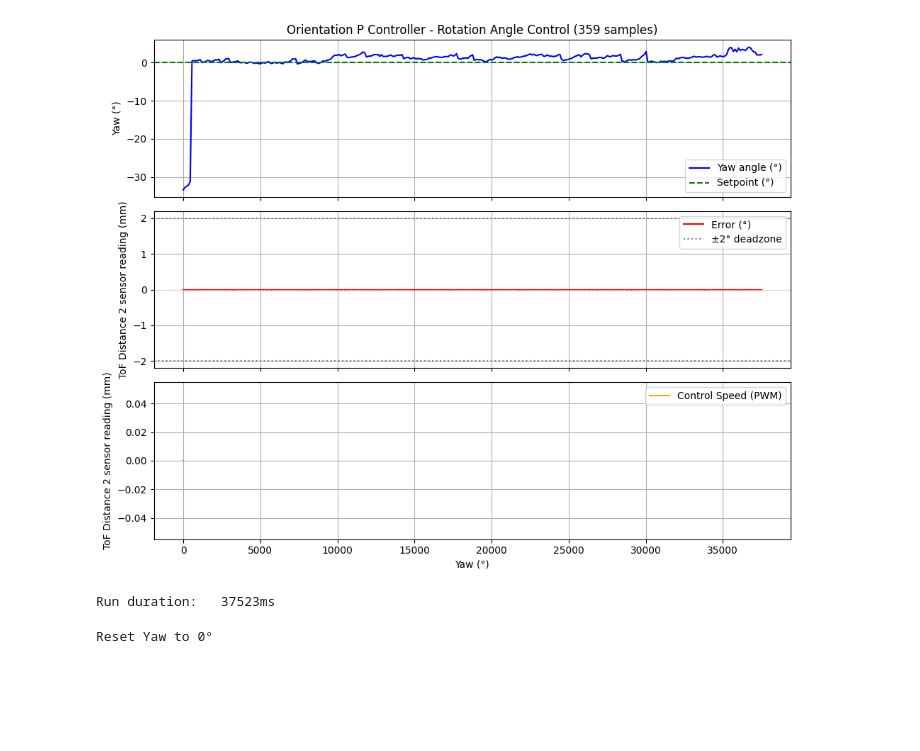
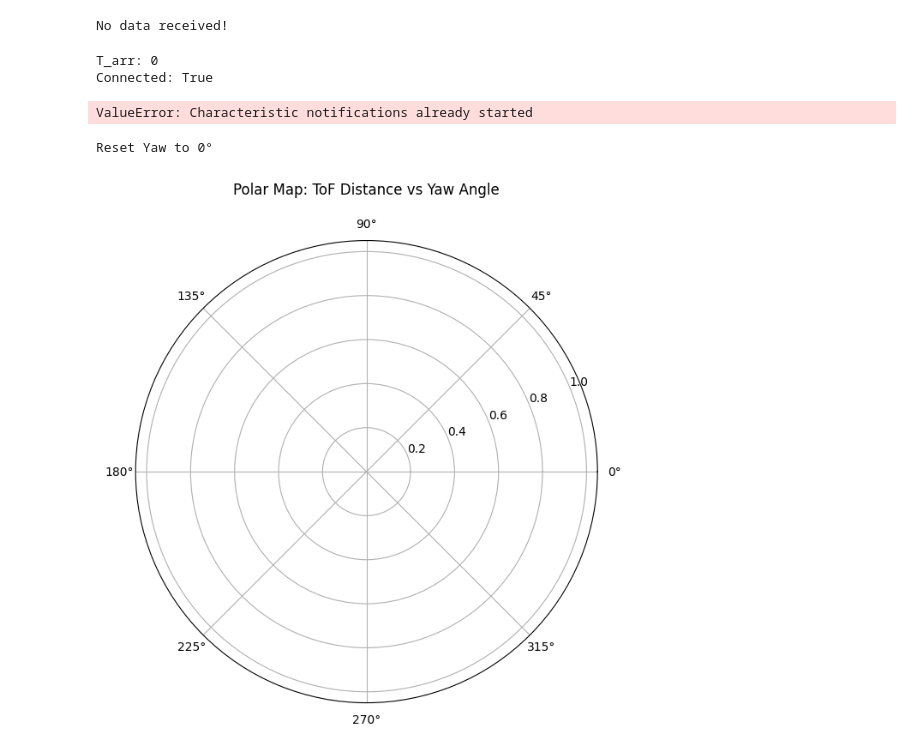
Before and after one commit to myang1121/fast_robot, a Jupyter notebook: lab9_mapping/lab_9_mapping.ipynb, the cells around one changed output. Saved outputs shown, nothing was run; the diff lists cells and outputs as text; code cells hidden in the pictures; blank space fills up the shorter version.

Commit message:
no data but moves somewhat correctly

```diff
--- a/lab9_mapping/lab_9_mapping.ipynb
+++ b/lab9_mapping/lab_9_mapping.ipynb
@@ -129,41 +113,54 @@ Received 29 data points
 # %%
 # plot
-T = np.array(T_arr)
-T = T - T[0]
+if len(T_arr) == 0:
+    print("No data received!")
+else:
+    T = (np.array(T_arr) - T_arr[0]) / 1000.0
 
-fig, (ax1, ax2, ax3) = plt.subplots(3, 1, figsize=(10, 8), sharex=True)
+    fig, (ax1, ax2) = plt.subplots(2, 1, figsize=(10, 6), sharex=True)
 
-# Yaw angle data vs time
-ax1.plot(T, Yaw_arr, color='blue', label='Yaw angle (°)')
-ax1.axhline(y=0, color='green', linestyle='--', label='Setpoint (°)')
-ax1.set_ylabel('Yaw (°)')
-ax1.legend(); ax1.grid(True)
-ax1.set_title(f'Orientation P Controller - Rotation Angle Control ({len(T)} samples)')
+    ax1.plot(T, Yaw_arr, 'bo-', label='Yaw (°)')
+    ax1.set_ylabel('Yaw (°)'); ax1.grid(True); ax1.legend()
+    ax1.set_title(f'Mapping Run ({len(T)} readings)')
 
-# ToF Distance 2 sensor reading vs time
-ax2.plot(T, ToF_distance2_arr, color='red', label='Error (°)')
-ax2.axhline(y=0, color='white', linestyle='--', linewidth=0.5)
-ax2.axhline(y=2,  color='gray',  linestyle=':',  label='±2° deadzone')
-ax2.axhline(y=-2, color='gray',  linestyle=':')
-ax2.set_ylabel('ToF Distance 2 sensor reading (mm)')
-ax2.legend(); ax2.grid(True)
+    ax2.plot(T, ToF_distance2_arr, 'ro-', label='ToF Distance (mm)')
+    ax2.set_ylabel('Distance (mm)'); ax2.set_xlabel('Time (s)')
+    ax2.grid(True); ax2.legend()
 
-# ToF Distance 2 sensor reading vs Yaw angle data
-ax3.plot(Yaw_arr, ToF_distance2_arr, color='orange', label='Control Speed (PWM)')
-ax3.set_ylabel('ToF Distance 2 sensor reading (mm)')
-ax3.set_xlabel('Yaw (°)')
-ax3.legend(); ax3.grid(True)
-
-plt.tight_layout()
-plt.show()
-
-# Final result based on controller quality
-print(f"Run duration:   {T[-1]}ms")
+    plt.tight_layout()
+    plt.show()
 # %% [output]
-[figure, removed]
-Run duration:   37523ms
+No data received!
+# %%
+print(f"T_arr: {len(T_arr)}")
+print(f"Connected: {ble.is_connected()}")
+
+# re-register handler and try requesting data again
+ble.start_notify(ble.uuid['RX_STRING'], mapping_data_notif_handler)
+time.sleep(0.5)
+ble.send_command(CMD_lab9.SEND_MAPPING_DATA, "")
+time.sleep(5)
+print(f"T_arr after retry: {len(T_arr)}")
+# %% [output]
+T_arr: 0
+Connected: True
+ValueError: Characteristic notifications already started
 # %%
 ble.send_command(CMD_lab9.RESET_YAW, "")
 print("Reset Yaw to 0°")
 # %% [output]
 Reset Yaw to 0°
+# %%
+# polar plot
+yaw_rad = np.deg2rad(np.array(Yaw_arr))
+dist    = np.array(ToF_distance2_arr)
+
+fig, ax = plt.subplots(subplot_kw={'projection': 'polar'}, figsize=(7, 7))
+ax.scatter(yaw_rad, dist, c='blue', s=60, zorder=5)
+ax.plot(yaw_rad, dist, 'b-', alpha=0.3)
+for i, (a, d) in enumerate(zip(yaw_rad, dist)):
+    ax.annotate(f'{np.degrees(a):.0f}°', (a, d), fontsize=7, ha='center')
+ax.set_title("Polar Map: ToF Distance vs Yaw Angle", pad=20)
+plt.show()
+# %% [output]
+[figure, added]
```
Also changed, not shown: parts of 6 cells of this notebook, 1 other file.
